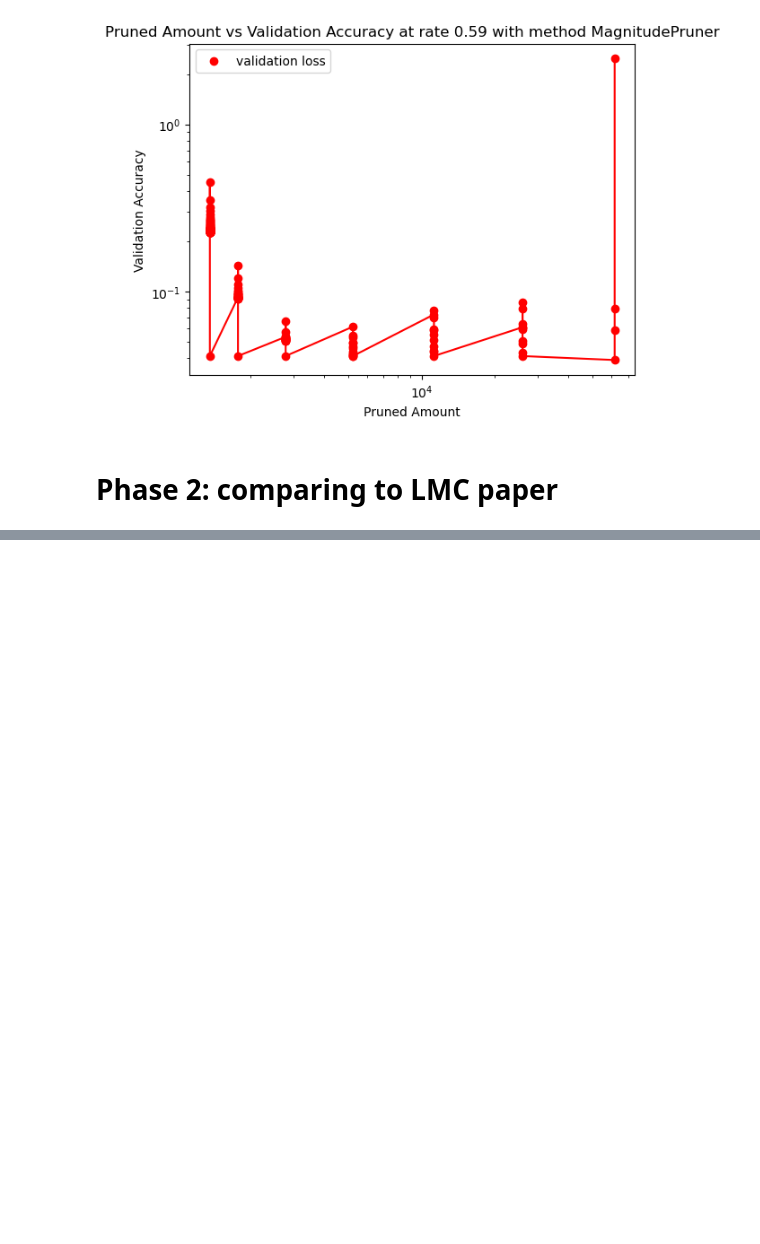
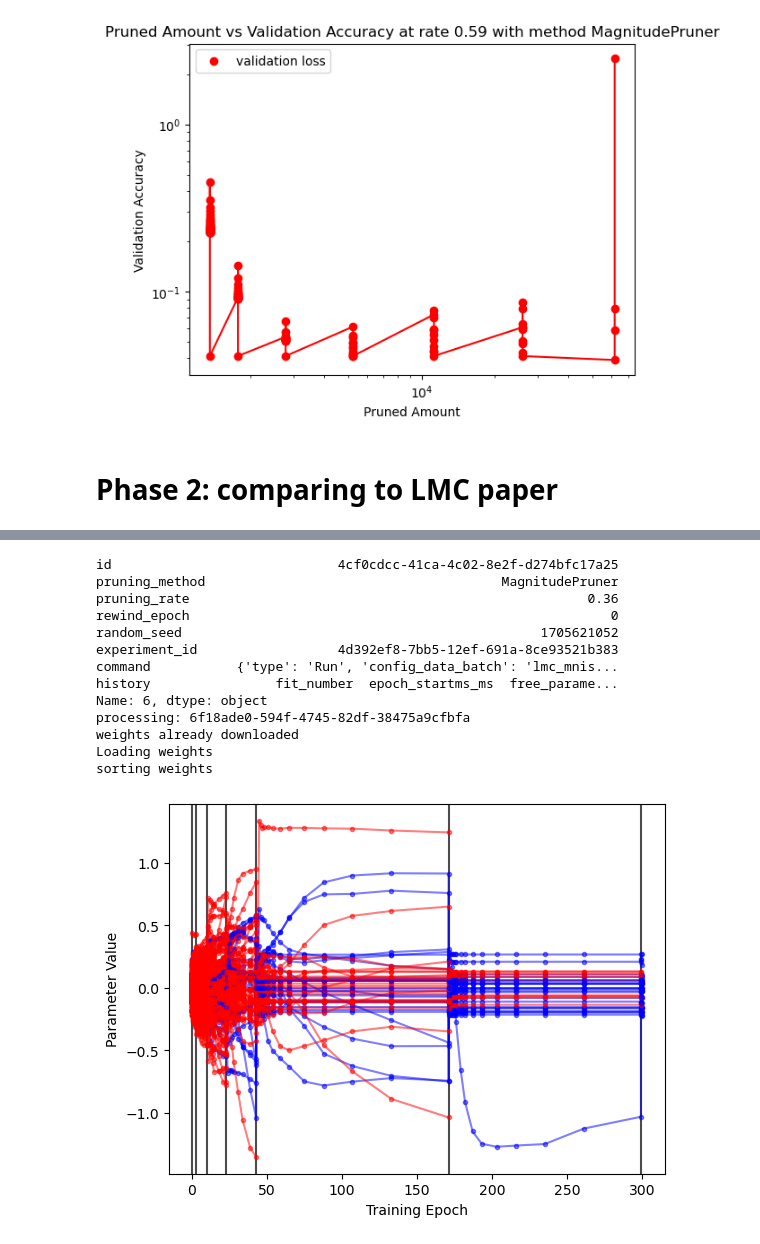
Before and after one commit to NREL/BUTTER-Empirical-Deep-Learning-Experimental-Framework, a Jupyter notebook: example/study.ipynb, the cells around one changed output, grey strips where cells are left out. Saved outputs shown, nothing was run; the diff lists cells and outputs as text; code cells hidden in the pictures; blank space fills up the shorter version.

```diff
--- a/example/study.ipynb
+++ b/example/study.ipynb
@@ -576,0 +542,67 @@ array([[-0.12364852, -0.15958118, -0.16705109, ..., -0.81368655,
+# %%
+from methods import *
+experiment = experiments.iloc[8]
+print(experiement)
+epochs, parameter_dataset, optimizer_datasets, file = getExperimentWeights(experiment, "jgafur")
+
+epoch_ranges = []
+fit_number = None
+
+for epoch, sequence_number in epochs:
+    if len(epoch_ranges) == 0 or epoch_ranges[-1][-1][0].fit_number != epoch.fit_number:
+        plt.axvline(x=epoch.epoch, color="k", alpha=0.7)
+        epoch_ranges.append([])
+        epoch_ranges[-1].append((epoch, sequence_number))
+
+num_samples = 1000
+num_samples = min(num_samples, parameter_dataset.shape[0])
+parameter_indicies = np.random.choice(
+    parameter_dataset.shape[0], replace=False, size=num_samples
+)
+parameter_indicies = list(np.sort(parameter_indicies))
+
+trajectories = extract_trajectories(
+    parameter_dataset, parameter_indicies, epochs
+)
+
+
+for i in range(trajectories.shape[0]):
+
+    if np.isnan(trajectories[i, :]).any():
+        plt.plot(
+            [epoch.epoch for epoch, sequence_number in epochs],
+            trajectories[i, :],
+            ".-",
+            alpha=0.5,
+            color="red",
+        )
+    else:
+        plt.plot(
+            [epoch.epoch for epoch, sequence_number in epochs],
+            trajectories[i, :],
+            ".-",
+            alpha=0.5,
+            color="blue",
+        )
+
+
+plt.xlabel("Training Epoch")
+plt.ylabel("Parameter Value")
+
+plt.show()
+file.close()
+# %% [output]
+id                             4cf0cdcc-41ca-4c02-8e2f-d274bfc17a25
+pruning_method                                      MagnitudePruner
+pruning_rate                                                   0.36
+rewind_epoch                                                      0
+random_seed                                              1705621052
+experiment_id                  4d392ef8-7bb5-12ef-691a-8ce93521b383
+command           {'type': 'Run', 'config_data_batch': 'lmc_mnis...
+history                fit_number  epoch_startms_ms  free_parame...
+Name: 6, dtype: object
+processing: 6f18ade0-594f-4745-82df-38475a9cfbfa
+weights already downloaded
+Loading weights
+sorting weights
+[figure, added]
```
Also changed, not shown: parts of 7 cells of this notebook, 1 other file.
